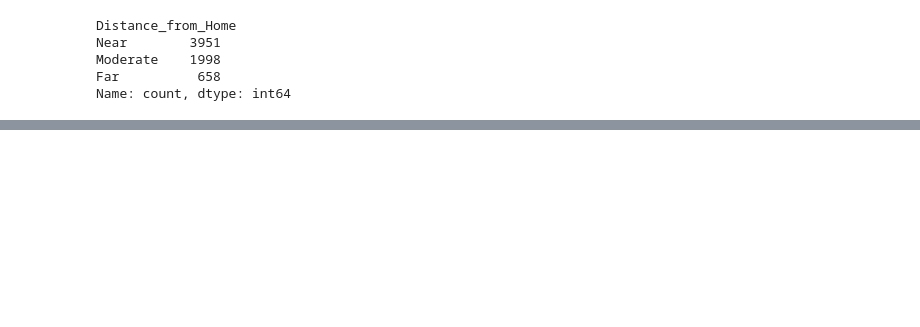
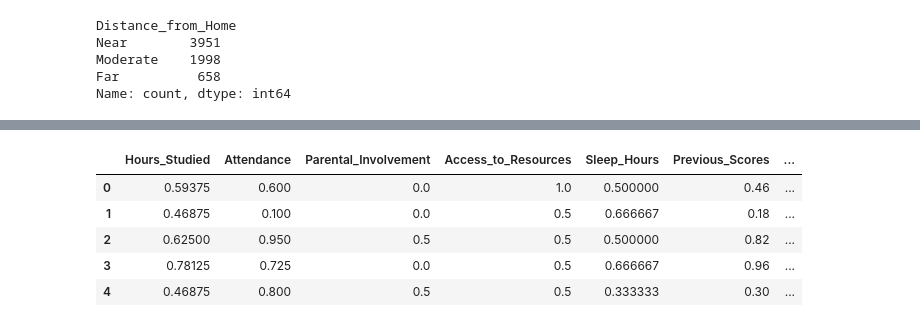
Before and after one commit to Kanha-kn/nits_git_notes, a Jupyter notebook: assignment_eda.ipynb, the cells around one changed output, grey strips where cells are left out. Saved outputs shown, nothing was run; the diff lists cells and outputs as text; code cells hidden in the pictures; blank space fills up the shorter version.

```diff
--- a/assignment_eda.ipynb
+++ b/assignment_eda.ipynb
@@ -567,0 +568,4 @@ df.sample(3)
+# %%
+# Applying feature scaling using normalization and standardization
+df_norm=df.copy()
+df_stand=df.copy()
@@ -567,0 +574,15 @@ df.sample(3)
+# %%
+mm=MinMaxScaler()
+# %%
+data=mm.fit_transform(df_norm)
+# %%
+df_new_normalized=pd.DataFrame(data,columns=df_norm.columns)
+# %%
+df_new_normalized.head()
+# %% [output]
+|  | Hours_Studied | Attendance | Parental_Involvement | Access_to_Resources | Sleep_Hours | Previous_Scores | ... |
+| 0 | 0.59375 | 0.600 | 0.0 | 1.0 | 0.500000 | 0.46 | ... |
+| 1 | 0.46875 | 0.100 | 0.0 | 0.5 | 0.666667 | 0.18 | ... |
+| 2 | 0.62500 | 0.950 | 0.5 | 0.5 | 0.500000 | 0.82 | ... |
+| 3 | 0.78125 | 0.725 | 0.0 | 0.5 | 0.666667 | 0.96 | ... |
+| 4 | 0.46875 | 0.800 | 0.5 | 0.5 | 0.333333 | 0.30 | ... |
```
Also changed, not shown: parts of 14 cells of this notebook.
